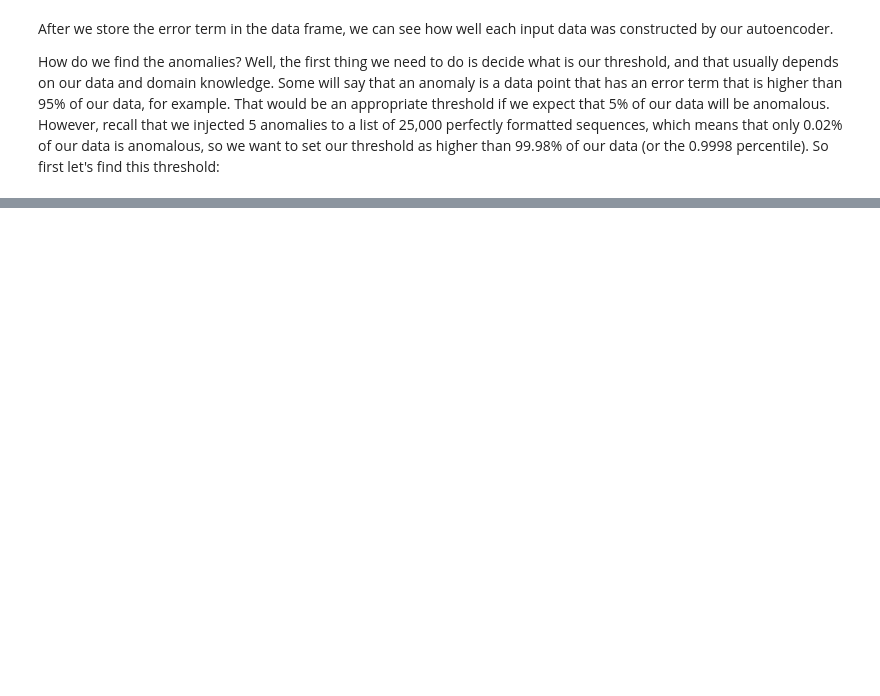
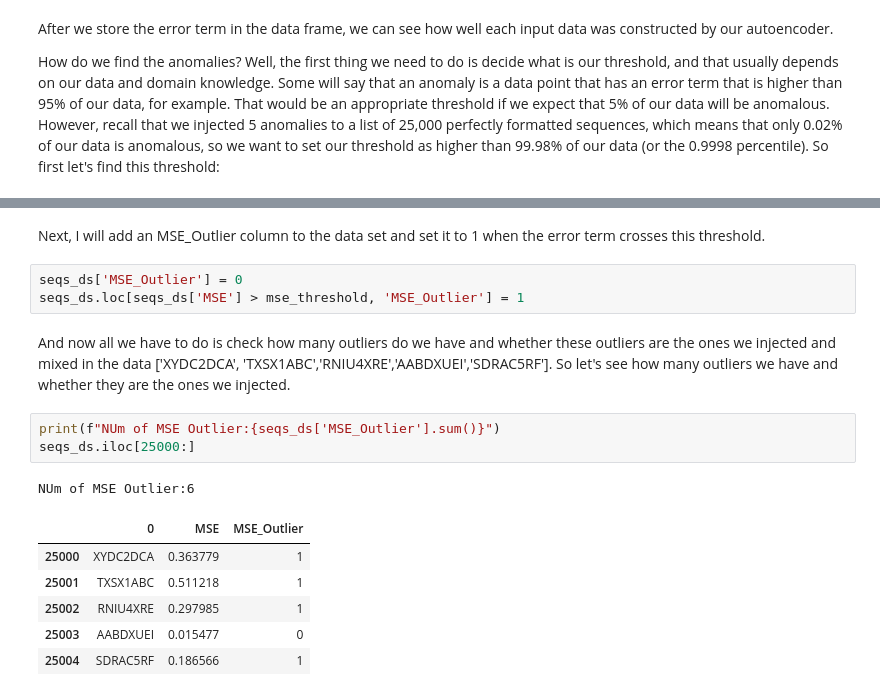
Before and after one commit to xxl4tomxu98/anomamly-detection-autoencoder, a Jupyter notebook: sequence-anomaly.ipynb, the cells around one changed output, grey strips where cells are left out. Drawn from its saved outputs; the diff is of its cells as text; blank space fills up the shorter version.

```diff
--- a/sequence-anomaly.ipynb
+++ b/sequence-anomaly.ipynb
@@ -204,0 +234,19 @@ MSE 0.9998 threshold:0.6920697428478968
+# %% [markdown]
+Next, I will add an MSE_Outlier column to the data set and set it to 1 when the error term crosses this threshold.
+# %%
+seqs_ds['MSE_Outlier'] = 0
+seqs_ds.loc[seqs_ds['MSE'] > mse_threshold, 'MSE_Outlier'] = 1
+# %% [markdown]
+And now all we have to do is check how many outliers do we have and whether these outliers are the ones we injected and mixed in the data
+['XYDC2DCA', 'TXSX1ABC','RNIU4XRE','AABDXUEI','SDRAC5RF']. So let's see how many outliers we have and whether they are the ones we injected.
+# %%
+print(f"NUm of MSE Outlier:{seqs_ds['MSE_Outlier'].sum()}")
+seqs_ds.iloc[25000:]
+# %% [output]
+NUm of MSE Outlier:6
+|  | 0 | MSE | MSE_Outlier |
+| 25000 | XYDC2DCA | 0.363779 | 1 |
+| 25001 | TXSX1ABC | 0.511218 | 1 |
+| 25002 | RNIU4XRE | 0.297985 | 1 |
+| 25003 | AABDXUEI | 0.015477 | 0 |
+| 25004 | SDRAC5RF | 0.186566 | 1 |
```
Also changed, not shown: parts of 7 cells of this notebook, 2 other files.
